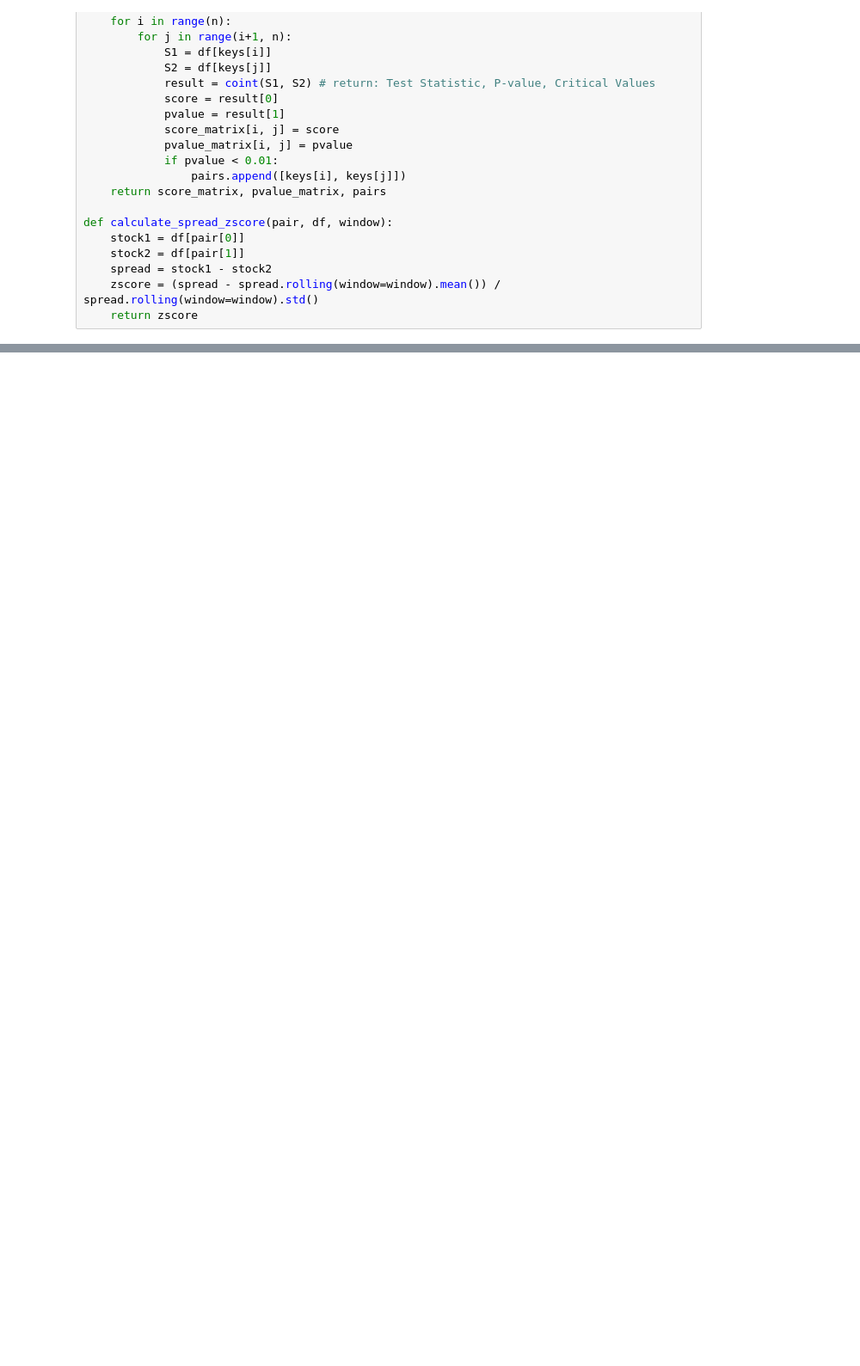
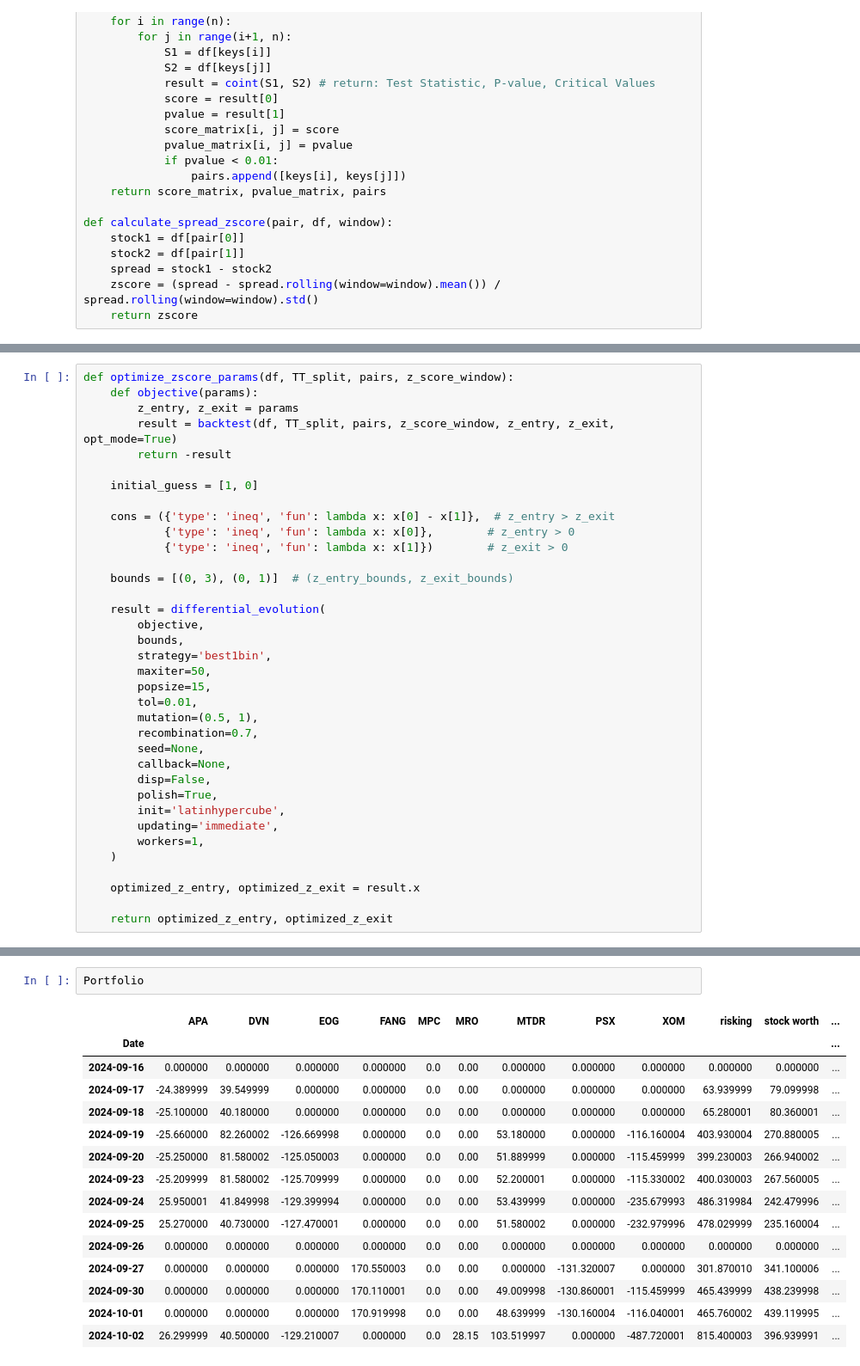
Before and after one commit to SzeLok0305/Finance_study, a Jupyter notebook: yfinance_analysis/Pair trading.ipynb, the cells around one changed output, grey strips where cells are left out. Shown: that part at 86% size. Drawn from its saved outputs; the diff is of its cells as text; blank space fills up the shorter version.

```diff
--- a/yfinance_analysis/Pair trading.ipynb
+++ b/yfinance_analysis/Pair trading.ipynb
@@ -128,0 +161,36 @@ Profit to risk ratio: -1.06
+# %%
+def optimize_zscore_params(df, TT_split, pairs, z_score_window):
+    def objective(params):
+        z_entry, z_exit = params
+        result = backtest(df, TT_split, pairs, z_score_window, z_entry, z_exit, opt_mode=True)
+        return -result
+
+    initial_guess = [1, 0]
+
+    cons = ({'type': 'ineq', 'fun': lambda x: x[0] - x[1]},  # z_entry > z_exit
+            {'type': 'ineq', 'fun': lambda x: x[0]},        # z_entry > 0
+            {'type': 'ineq', 'fun': lambda x: x[1]})        # z_exit > 0
+
+    bounds = [(0, 3), (0, 1)]  # (z_entry_bounds, z_exit_bounds)
+
+    result = differential_evolution(
+        objective,
+        bounds,
+        strategy='best1bin',
+        maxiter=50,
+        popsize=15,
+        tol=0.01,
+        mutation=(0.5, 1),
+        recombination=0.7,
+        seed=None,
+        callback=None,
+        disp=False,
+        polish=True,
+        init='latinhypercube',
+        updating='immediate',
+        workers=1,
+    )
+
+    optimized_z_entry, optimized_z_exit = result.x
+
+    return optimized_z_entry, optimized_z_exit
@@ -128,0 +232,18 @@ Profit to risk ratio: -1.06
+# %%
+Portfolio
+# %% [output]
+|  | APA | DVN | EOG | FANG | MPC | MRO | MTDR | PSX | XOM | risking | stock worth | ... |
+| Date |  |  |  |  |  |  |  |  |  |  |  | ... |
+| 2024-09-16 | 0.000000 | 0.000000 | 0.000000 | 0.000000 | 0.0 | 0.00 | 0.000000 | 0.000000 | 0.000000 | 0.000000 | 0.000000 | ... |
+| 2024-09-17 | -24.389999 | 39.549999 | 0.000000 | 0.000000 | 0.0 | 0.00 | 0.000000 | 0.000000 | 0.000000 | 63.939999 | 79.099998 | ... |
+| 2024-09-18 | -25.100000 | 40.180000 | 0.000000 | 0.000000 | 0.0 | 0.00 | 0.000000 | 0.000000 | 0.000000 | 65.280001 | 80.360001 | ... |
+| 2024-09-19 | -25.660000 | 82.260002 | -126.669998 | 0.000000 | 0.0 | 0.00 | 53.180000 | 0.000000 | -116.160004 | 403.930004 | 270.880005 | ... |
+| 2024-09-20 | -25.250000 | 81.580002 | -125.050003 | 0.000000 | 0.0 | 0.00 | 51.889999 | 0.000000 | -115.459999 | 399.230003 | 266.940002 | ... |
+| 2024-09-23 | -25.209999 | 81.580002 | -125.709999 | 0.000000 | 0.0 | 0.00 | 52.200001 | 0.000000 | -115.330002 | 400.030003 | 267.560005 | ... |
+| 2024-09-24 | 25.950001 | 41.849998 | -129.399994 | 0.000000 | 0.0 | 0.00 | 53.439999 | 0.000000 | -235.679993 | 486.319984 | 242.479996 | ... |
+| 2024-09-25 | 25.270000 | 40.730000 | -127.470001 | 0.000000 | 0.0 | 0.00 | 51.580002 | 0.000000 | -232.979996 | 478.029999 | 235.160004 | ... |
+| 2024-09-26 | 0.000000 | 0.000000 | 0.000000 | 0.000000 | 0.0 | 0.00 | 0.000000 | 0.000000 | 0.000000 | 0.000000 | 0.000000 | ... |
+| 2024-09-27 | 0.000000 | 0.000000 | 0.000000 | 170.550003 | 0.0 | 0.00 | 0.000000 | -131.320007 | 0.000000 | 301.870010 | 341.100006 | ... |
+| 2024-09-30 | 0.000000 | 0.000000 | 0.000000 | 170.110001 | 0.0 | 0.00 | 49.009998 | -130.860001 | -115.459999 | 465.439999 | 438.239998 | ... |
+| 2024-10-01 | 0.000000 | 0.000000 | 0.000000 | 170.919998 | 0.0 | 0.00 | 48.639999 | -130.160004 | -116.040001 | 465.760002 | 439.119995 | ... |
+| 2024-10-02 | 26.299999 | 40.500000 | -129.210007 | 0.000000 | 0.0 | 28.15 | 103.519997 | 0.000000 | -487.720001 | 815.400003 | 396.939991 | ... |
```
Also changed, not shown: parts of 13 cells of this notebook.
